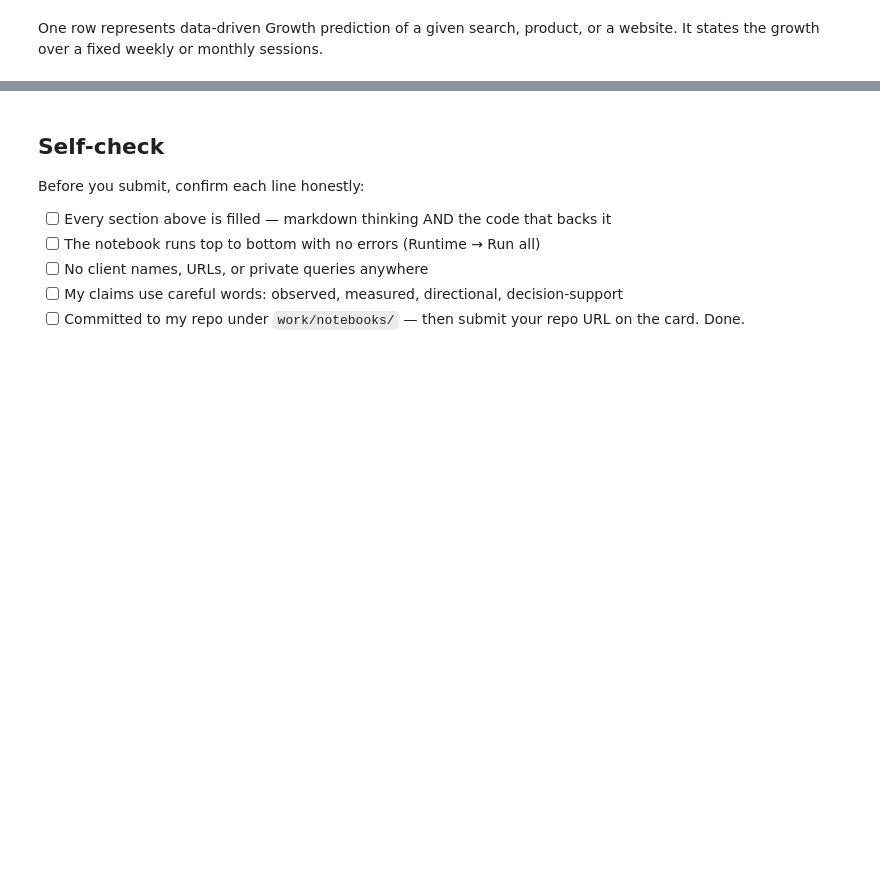
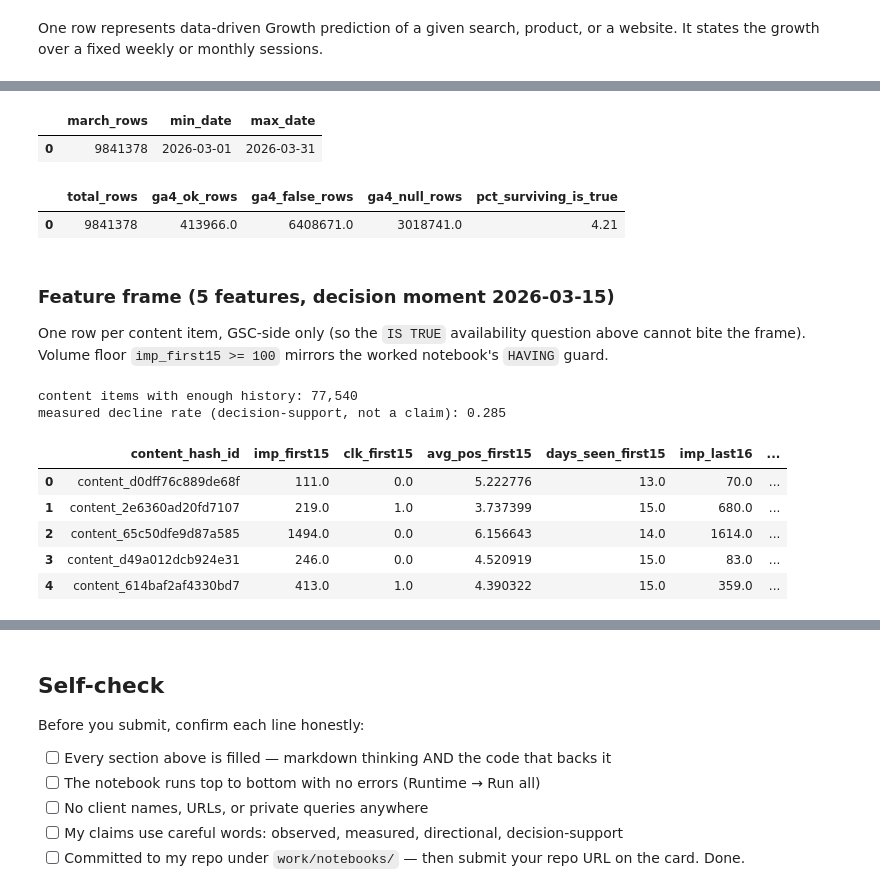
Before and after one commit to nglfrsarthak/FlyRank-Internship, a Jupyter notebook: work/notebooks/w03_data_contract.ipynb, the cells around one changed output, grey strips where cells are left out. Drawn from its saved outputs; the diff is of its cells as text; code cells hidden in the pictures; blank space fills up the shorter version.

```diff
--- a/work/notebooks/w03_data_contract.ipynb
+++ b/work/notebooks/w03_data_contract.ipynb
@@ -8,0 +23,10 @@ This skeleton is yours to fill. Work the sections **in order** — each one has
+# %%
+import duckdb
+
+con = duckdb.connect()
+con.execute("CREATE OR REPLACE SECRET hf (TYPE huggingface, TOKEN '" + HF_TOKEN + "')")
+
+REL = 'hf://datasets/FlyRank/internship-warehouse'
+# Mid-panel month ONLY. _sample (June 2026, the natural outcome window) stays sealed.
+MONTH = f"read_parquet('{REL}/fact_content_daily_performance/month=2026-03/*.parquet')"
+print('pointed at:', REL + '/fact_content_daily_performance/month=2026-03/')
@@ -33,0 +81,60 @@ I will touch upon the fields of Growth, Name of the given search, site, product,
+# %%
+# Q2 — SLICE row count + date span: is month=2026-03 what it claims to be?
+q2 = con.sql(f"""
+    SELECT COUNT(*) AS march_rows,
+           MIN(report_date) AS min_date,
+           MAX(report_date) AS max_date
+    FROM {MONTH}
+""").df()
+q2
+# %% [output]
+|  | march_rows | min_date | max_date |
+| 0 | 9841378 | 2026-03-01 | 2026-03-31 |
+# %%
+# Q3 — AVAILABILITY: ga4_data_available is THREE-valued (TRUE/FALSE/NULL).
+# `= TRUE` would silently drop the NULLs, so filter with IS TRUE and show survivors.
+q3 = con.sql(f"""
+    SELECT COUNT(*) AS total_rows,
+           SUM(CASE WHEN ga4_data_available IS TRUE THEN 1 ELSE 0 END) AS ga4_ok_rows,
+           SUM(CASE WHEN ga4_data_available IS FALSE THEN 1 ELSE 0 END) AS ga4_false_rows,
+           SUM(CASE WHEN ga4_data_available IS NULL THEN 1 ELSE 0 END) AS ga4_null_rows,
+           ROUND(100.0 * SUM(CASE WHEN ga4_data_available IS TRUE THEN 1 ELSE 0 END) / COUNT(*), 2) AS pct_surviving_is_true
+    FROM {MONTH}
+""").df()
+q3
+# %% [output]
+|  | total_rows | ga4_ok_rows | ga4_false_rows | ga4_null_rows | pct_surviving_is_true |
+| 0 | 9841378 | 413966.0 | 6408671.0 | 3018741.0 | 4.21 |
+# %% [markdown]
+### Feature frame (5 features, decision moment 2026-03-15)
+
+One row per content item, GSC-side only (so the `IS TRUE` availability question above cannot bite the frame). Volume floor `imp_first15 >= 100` mirrors the worked notebook's `HAVING` guard.
+# %%
+frame = con.sql(f"""
+    SELECT content_hash_id,
+           SUM(CASE WHEN report_date <= DATE '2026-03-15' THEN gsc_impressions ELSE 0 END) AS imp_first15,
+           SUM(CASE WHEN report_date <= DATE '2026-03-15' THEN gsc_clicks ELSE 0 END) AS clk_first15,
+           AVG(CASE WHEN report_date <= DATE '2026-03-15' THEN gsc_avg_position END) AS avg_pos_first15,
+           SUM(CASE WHEN report_date <= DATE '2026-03-15' AND gsc_impressions > 0 THEN 1 ELSE 0 END) AS days_seen_first15,
+           SUM(CASE WHEN report_date > DATE '2026-03-15' THEN gsc_impressions ELSE 0 END) AS imp_last16
+    FROM {MONTH}
+    GROUP BY 1
+    HAVING imp_first15 >= 100
+""").df()
+
+frame['ctr_first15'] = frame['clk_first15'] / frame['imp_first15']
+# Honest proxy label: >20% impression drop, second half vs first half.
+frame['is_declining_proxy'] = (frame['imp_last16'] < 0.8 * frame['imp_first15']).astype(int)
+
+print(f'content items with enough history: {len(frame):,}')
+print(f"measured decline rate (decision-support, not a claim): {frame['is_declining_proxy'].mean():.3f}")
+frame.head()
+# %% [output]
+content items with enough history: 77,540
+measured decline rate (decision-support, not a claim): 0.285
+|  | content_hash_id | imp_first15 | clk_first15 | avg_pos_first15 | days_seen_first15 | imp_last16 | ... |
+| 0 | content_d0dff76c889de68f | 111.0 | 0.0 | 5.222776 | 13.0 | 70.0 | ... |
+| 1 | content_2e6360ad20fd7107 | 219.0 | 1.0 | 3.737399 | 15.0 | 680.0 | ... |
+| 2 | content_65c50dfe9d87a585 | 1494.0 | 0.0 | 6.156643 | 14.0 | 1614.0 | ... |
+| 3 | content_d49a012dcb924e31 | 246.0 | 0.0 | 4.520919 | 15.0 | 83.0 | ... |
+| 4 | content_614baf2af4330bd7 | 413.0 | 1.0 | 4.390322 | 15.0 | 359.0 | ... |
```
Also changed, not shown: parts of 16 cells of this notebook.
